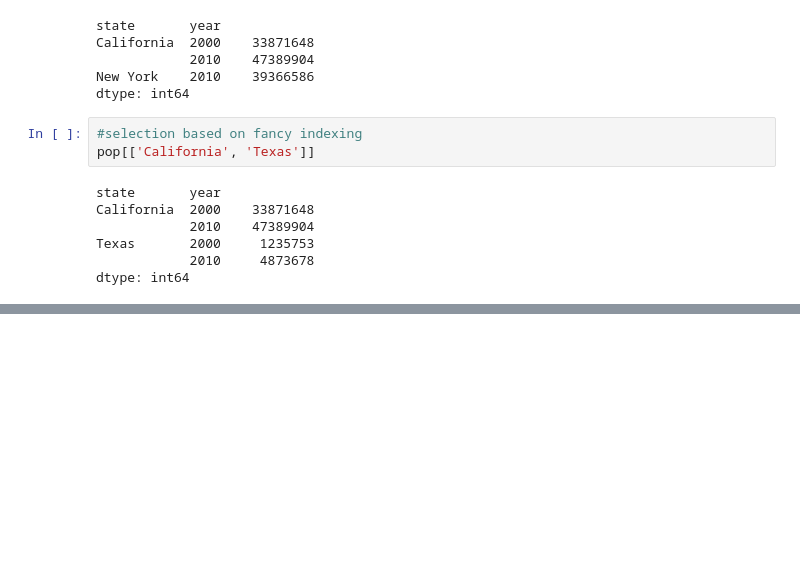
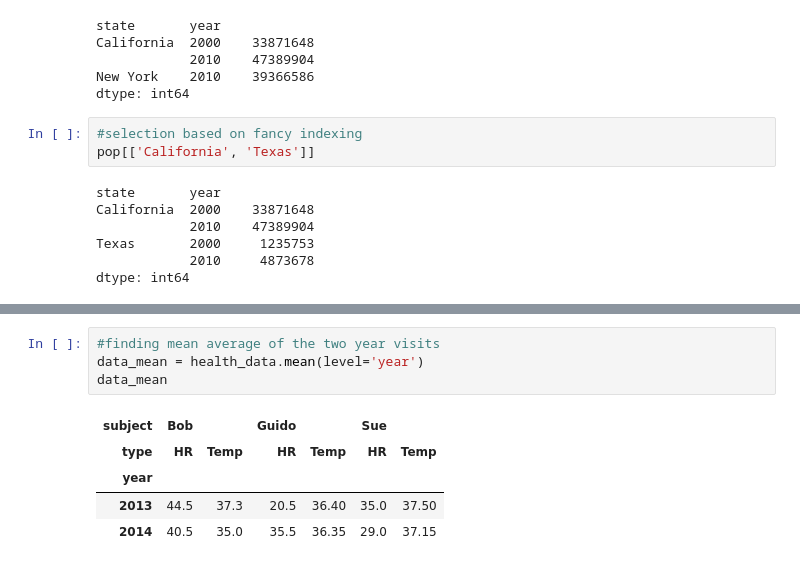
Before and after one commit to WanjikuMac/Python-Studies, a Jupyter notebook: DS_Concepts/hierarchical_indexing.ipynb, the cells around one changed output, grey strips where cells are left out. Cells and saved outputs as stored; diff of their text form; blank space fills up the shorter version.

```diff
--- a/DS_Concepts/hierarchical_indexing.ipynb
+++ b/DS_Concepts/hierarchical_indexing.ipynb
@@ -318,0 +415,10 @@ health_data.loc[idx[:, 1], idx[:, 'HR']]
+# %%
+#finding mean average of the two year visits
+data_mean = health_data.mean(level='year')
+data_mean
+# %% [output]
+| subject | Bob |  | Guido |  | Sue |  |
+| type | HR | Temp | HR | Temp | HR | Temp |
+| year |  |  |  |  |  |  |
+| 2013 | 44.5 | 37.3 | 20.5 | 36.40 | 35.0 | 37.50 |
+| 2014 | 40.5 | 35.0 | 35.5 | 36.35 | 29.0 | 37.15 |
```
Also changed, not shown: parts of 18 cells of this notebook.
